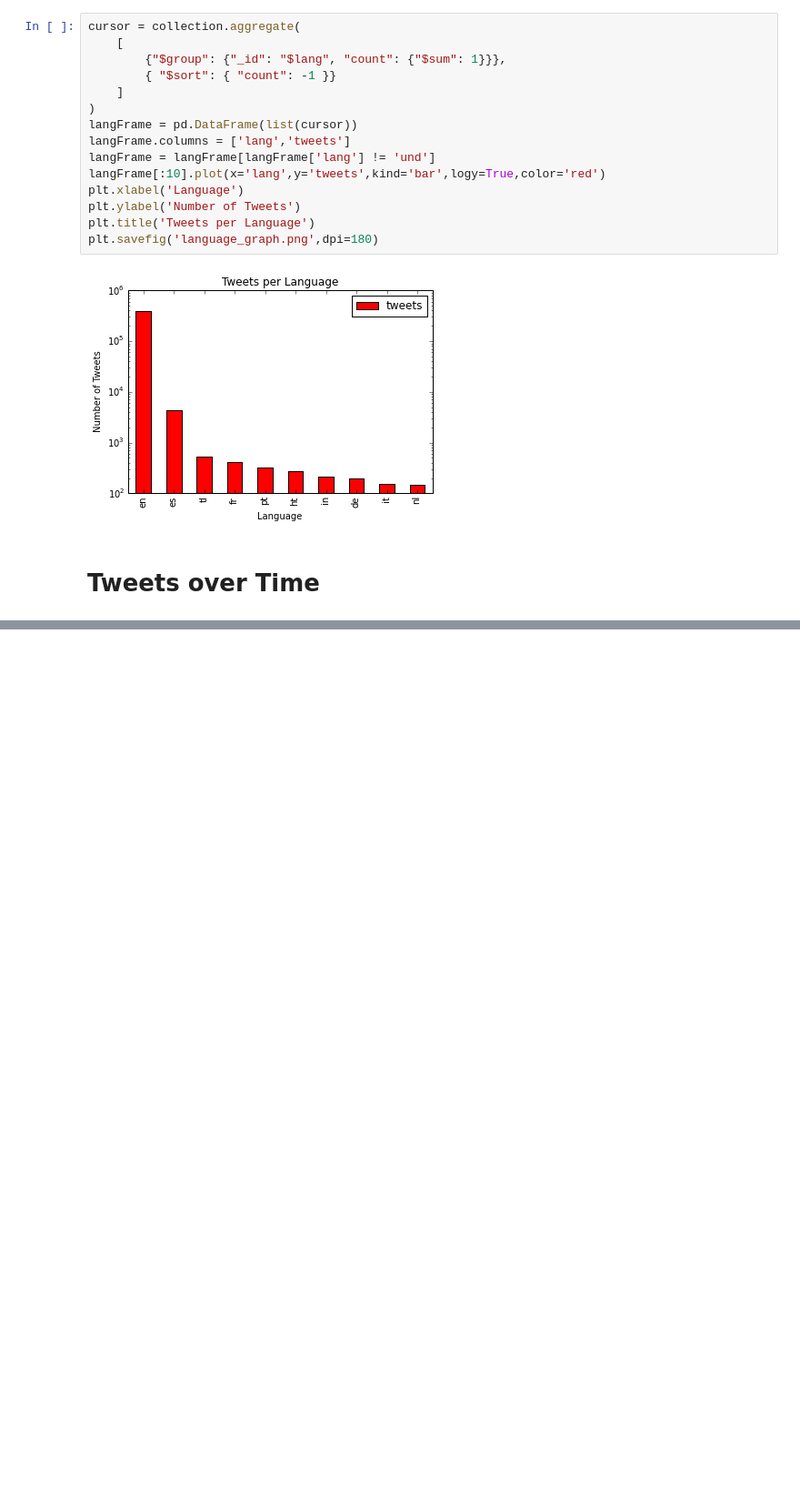
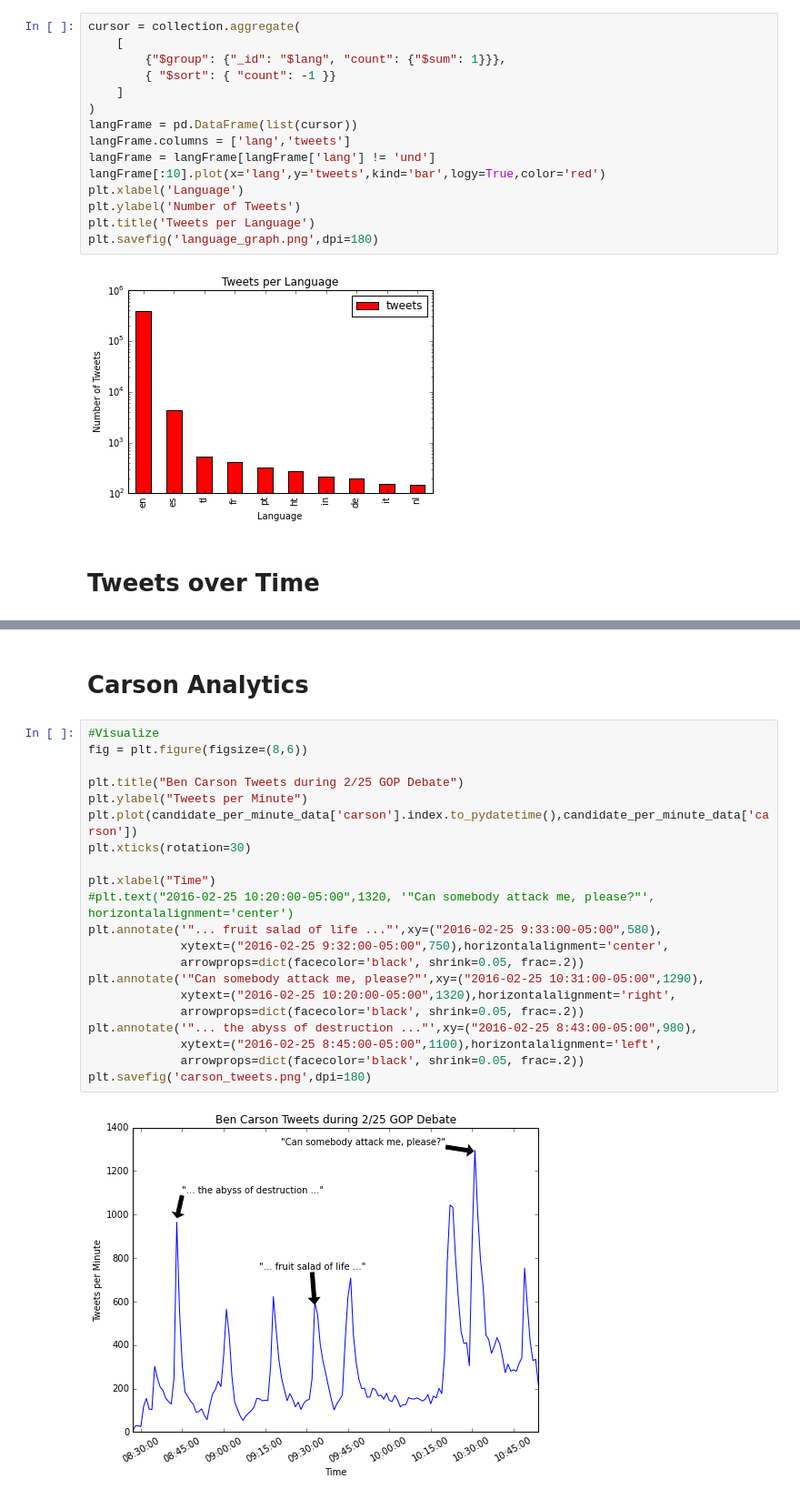
Before and after one commit to bcongdon/Data-Science-Projects, a Jupyter notebook: Debate Analytics.ipynb, the cells around one changed output, grey strips where cells are left out. Shown: that part at 91% size. Drawn from its saved outputs; the diff is of its cells as text; blank space fills up the shorter version.

```diff
--- a/Debate Analytics.ipynb
+++ b/Debate Analytics.ipynb
@@ -62,0 +102,25 @@ plt.savefig('tweets_over_time.png',dpi=180)
+# %% [markdown]
+# Carson Analytics
+# %%
+#Visualize
+fig = plt.figure(figsize=(8,6))
+
+plt.title("Ben Carson Tweets during 2/25 GOP Debate")
+plt.ylabel("Tweets per Minute")
+plt.plot(candidate_per_minute_data['carson'].index.to_pydatetime(),candidate_per_minute_data['carson'])
+plt.xticks(rotation=30)
+
+plt.xlabel("Time")
+#plt.text("2016-02-25 10:20:00-05:00",1320, '"Can somebody attack me, please?"', horizontalalignment='center')
+plt.annotate('"... fruit salad of life ..."',xy=("2016-02-25 9:33:00-05:00",580),
+             xytext=("2016-02-25 9:32:00-05:00",750),horizontalalignment='center',
+             arrowprops=dict(facecolor='black', shrink=0.05, frac=.2))
+plt.annotate('"Can somebody attack me, please?"',xy=("2016-02-25 10:31:00-05:00",1290),
+             xytext=("2016-02-25 10:20:00-05:00",1320),horizontalalignment='right',
+             arrowprops=dict(facecolor='black', shrink=0.05, frac=.2))
+plt.annotate('"... the abyss of destruction ..."',xy=("2016-02-25 8:43:00-05:00",980),
+             xytext=("2016-02-25 8:45:00-05:00",1100),horizontalalignment='left',
+             arrowprops=dict(facecolor='black', shrink=0.05, frac=.2))
+plt.savefig('carson_tweets.png',dpi=180)
+# %% [output]
+[figure, added]
```
Also changed, not shown: parts of 7 cells of this notebook, 3 other files.
